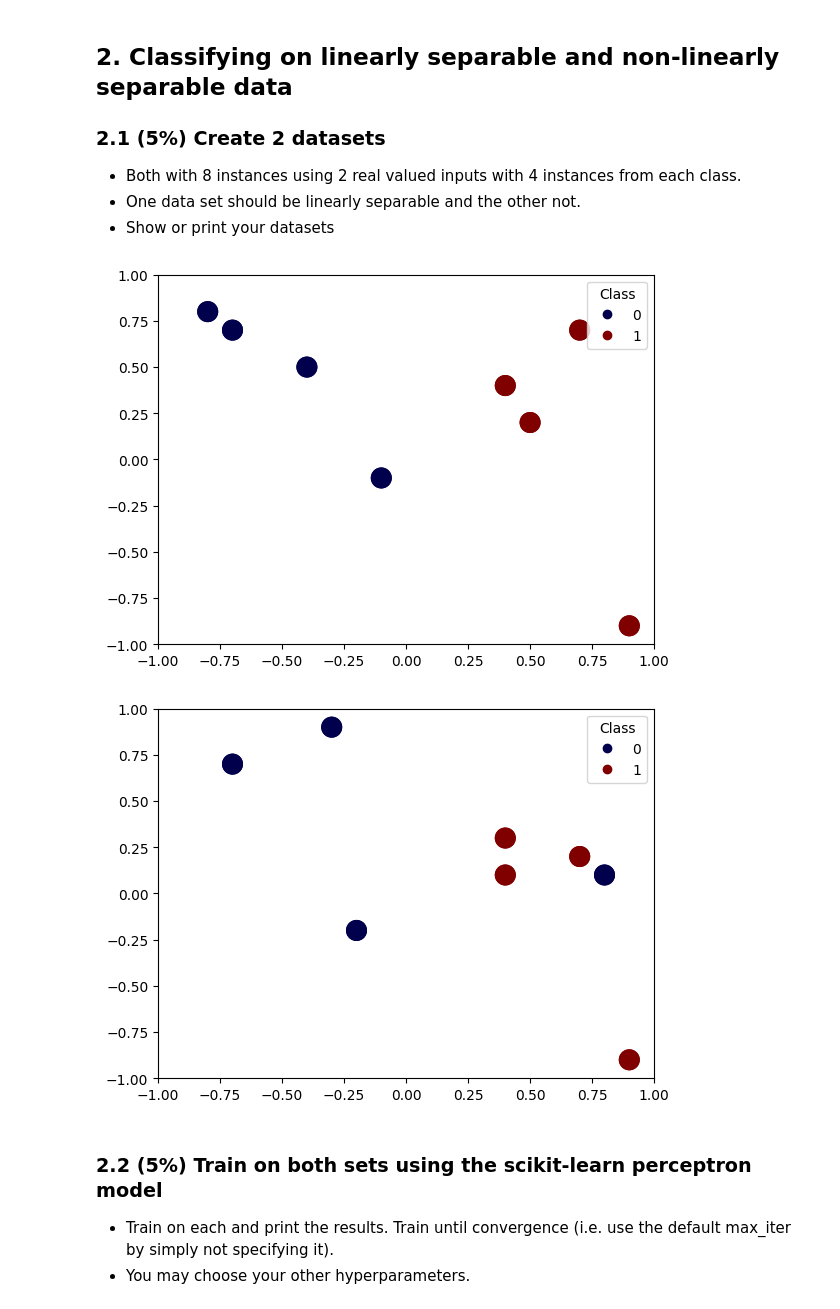
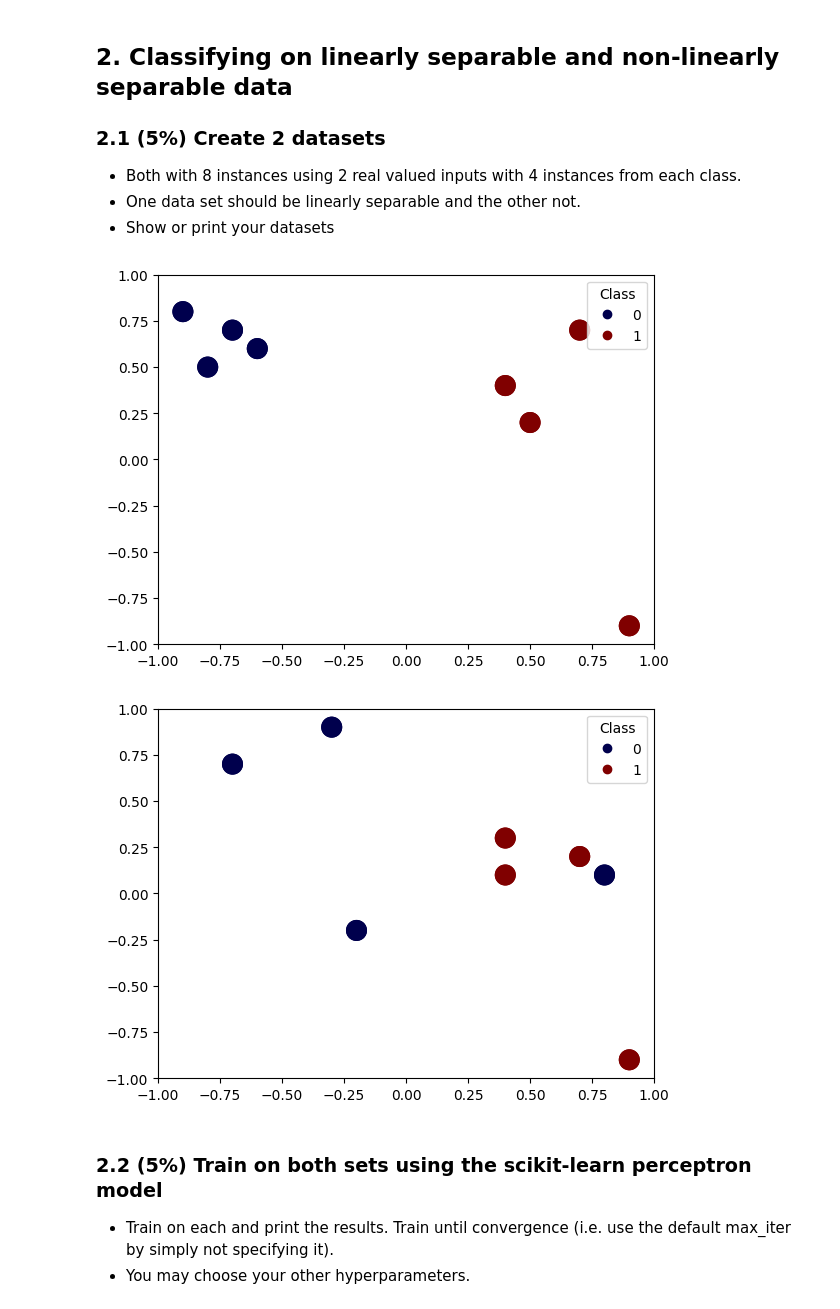
Before and after one commit to joansia9/Perceptron, a Jupyter notebook: Perceptron Lab.ipynb, the cells around one changed output. Drawn from its saved outputs; the diff is of its cells as text; code cells hidden in the pictures.

```diff
--- a/Perceptron Lab.ipynb
+++ b/Perceptron Lab.ipynb
@@ -149,10 +146,10 @@ import matplotlib.pyplot as plt
 
 
 # Data points (linearly separable data)
-linearlySep_data = np.array([[-.10, -.10],  # Class R
+linearlySep_data = np.array([[-.6, .6],  # Class R
                              [-.7, .7],     # Class R
-                             [-.4, .5],     # Class R
-                             [-.8, .8],     # Class R
+                             [-.8, .5],     # Class R
+                             [-.9, .8],     # Class R
                              [.5, .2],      # Class B
                              [.4, .4],      # Class B
                              [.7, .7],      # Class B
@@ -170,67 +167,39 @@ plt.ylim(-1, 1)
 # Create a scatter plot of data
 scatter = plt.scatter(linearlySep_data[:,0], linearlySep_data[:,1], c = labels, s=200, cmap='seismic')
 legend = plt.legend(*scatter.legend_elements(num=1), title="Class", loc='upper right') # Legend
-
-#calculating the slope
-
-#create the linearly seperable dataset ppn
-
-#bias = first data set ppn.w_[0]
-
-#M = 2nd / 3rd -ppn.w_[1]/ppn.w_[2]
-
-#B = -bias / 3rd data set
-
-#y = M * x + B
-
-#plt.plot(x,y,"g-")
 
 # Display the plot
 plt.show()
 
 
 # Data points (Nonlinearly separable data)
 NonlinearlySep_data = np.array([[-.2, -.2],  # Class R
                              [-.7, .7],     # Class R
                              [.8, .10],     # Class R
                              [-.3, .9],     # Class R
                              [.4, .3],      # Class B
                              [.4, .1],      # Class B
                              [.7, .2],      # Class B
                              [.9, -.9]])    # Class B
 
 # Labels for the classes
 labels = np.array([0, 0, 0, 0, 1, 1, 1, 1])  # Class R (0) and Class B (1)
 
 # Create a scatter plot of data
 plt.scatter(NonlinearlySep_data[:, 0], NonlinearlySep_data[:, 1], c=labels, s=200, cmap='seismic')
 # Set the limits for the axes (auto-scaled based on the data range)
 plt.xlim(-1, 1)
 plt.ylim(-1, 1)
 
 
 # Create a scatter plot of data
 scatter = plt.scatter(NonlinearlySep_data[:,0], NonlinearlySep_data[:,1], c = labels, s=200, cmap='seismic')
 legend = plt.legend(*scatter.legend_elements(num=1), title="Class", loc='upper right') # Legend
 
-#calculating the slope
-
-#create the linearly seperable dataset ppn
-
-#bias = first data set ppn.w_[0]
-
-#M = 2nd / 3rd -ppn.w_[1]/ppn.w_[2]
-
-#B = -bias / 3rd data set
-
-#y = M * x + B
-
-#plt.plot(x,y,"g-")
-
 # Display the plot
 plt.show()
 # %% [output]
-[figure, old version]
+[figure, new version]
 [figure]
 # %% [markdown]
 ### 2.2 (5%) Train on both sets using the scikit-learn perceptron model
```
Also changed, not shown: parts of 4 cells of this notebook.
